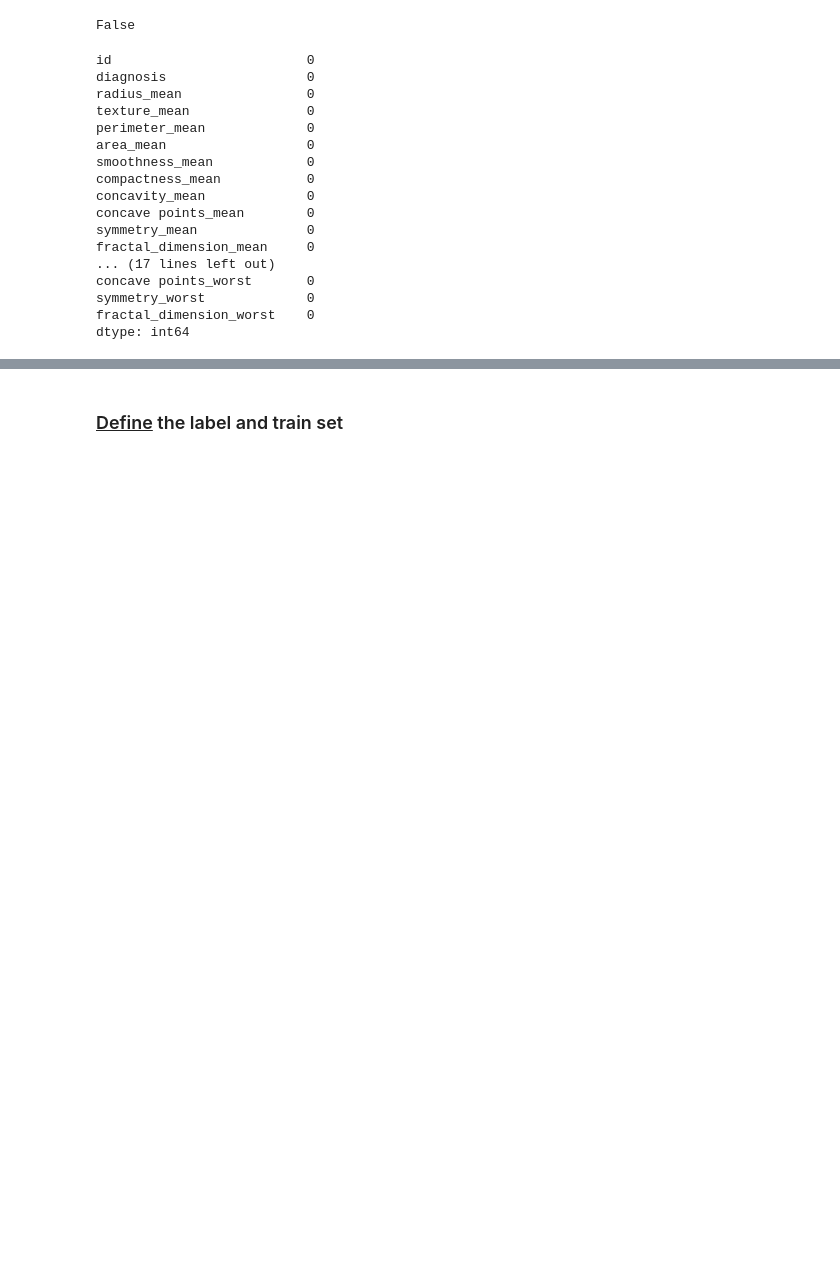
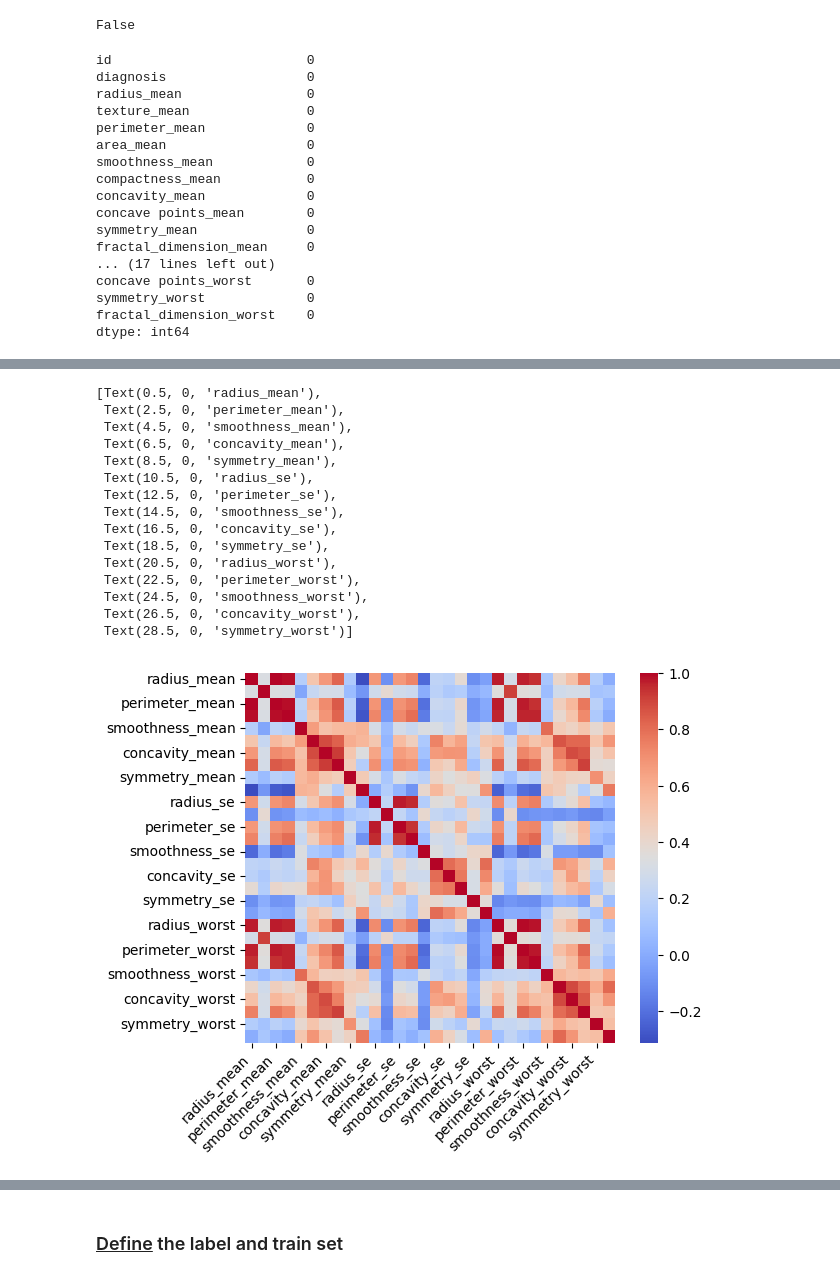
Before and after one commit to thatbeer/Mini-DS-project, a Jupyter notebook: index.ipynb, the cells around one changed output, grey strips where cells are left out. Drawn from its saved outputs; the diff is of its cells as text; code cells hidden in the pictures; blank space fills up the shorter version.

```diff
--- a/index.ipynb
+++ b/index.ipynb
@@ -59,0 +82,24 @@ dtype: int64
+# %%
+ax = sns.heatmap(X.corr(),cmap='coolwarm',annot=False,square=True)
+ax.set_xticklabels(
+    ax.get_xticklabels(),
+    rotation=45,
+    horizontalalignment='right'
+)
+# %% [output]
+[Text(0.5, 0, 'radius_mean'),
+ Text(2.5, 0, 'perimeter_mean'),
+ Text(4.5, 0, 'smoothness_mean'),
+ Text(6.5, 0, 'concavity_mean'),
+ Text(8.5, 0, 'symmetry_mean'),
+ Text(10.5, 0, 'radius_se'),
+ Text(12.5, 0, 'perimeter_se'),
+ Text(14.5, 0, 'smoothness_se'),
+ Text(16.5, 0, 'concavity_se'),
+ Text(18.5, 0, 'symmetry_se'),
+ Text(20.5, 0, 'radius_worst'),
+ Text(22.5, 0, 'perimeter_worst'),
+ Text(24.5, 0, 'smoothness_worst'),
+ Text(26.5, 0, 'concavity_worst'),
+ Text(28.5, 0, 'symmetry_worst')]
+[figure, added]
```
Also changed, not shown: parts of 14 cells of this notebook, 1 other file.
